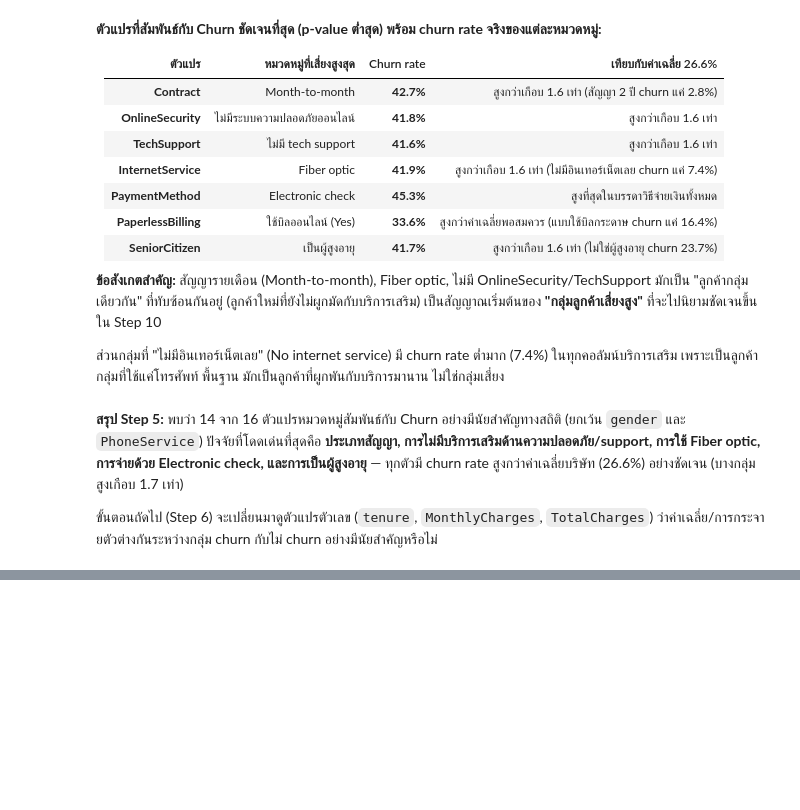
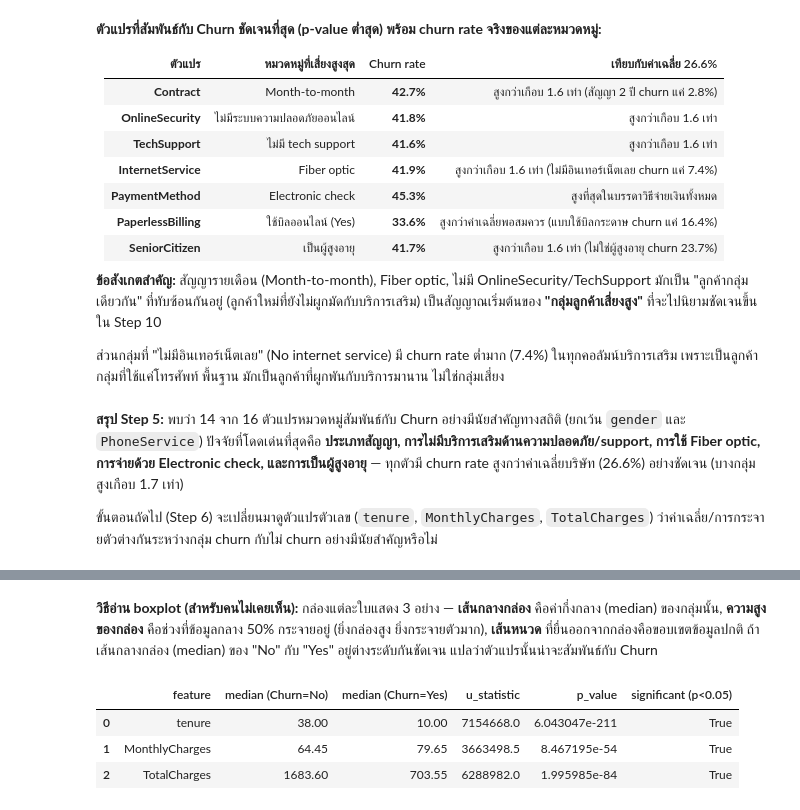
Before and after one commit to thitiwutsuk/Telco-Customer-Churn, a Jupyter notebook: telco_churn_eda.ipynb, the cells around one changed output, grey strips where cells are left out. Saved outputs shown, nothing was run; the diff lists cells and outputs as text; code cells hidden in the pictures; blank space fills up the shorter version.

```diff
--- a/telco_churn_eda.ipynb
+++ b/telco_churn_eda.ipynb
@@ -589,0 +623,33 @@ churn กับไม่ churn อย่างมีนัยสำคัญห
+# %% [markdown]
+**วิธีอ่าน boxplot (สำหรับคนไม่เคยเห็น):** กล่องแต่ละใบแสดง 3 อย่าง — **เส้นกลางกล่อง** คือค่ากึ่งกลาง (median) ของกลุ่มนั้น,
+**ความสูงของกล่อง** คือช่วงที่ข้อมูลกลาง 50% กระจายอยู่ (ยิ่งกล่องสูง ยิ่งกระจายตัวมาก), **เส้นหนวด** ที่ยื่นออกจากกล่องคือขอบเขตข้อมูลปกติ
+ถ้าเส้นกลางกล่อง (median) ของ "No" กับ "Yes" อยู่ต่างระดับกันชัดเจน แปลว่าตัวแปรนั้นน่าจะสัมพันธ์กับ Churn
+# %%
+# import เครื่องมือทดสอบ Mann-Whitney U จากไลบรารี scipy
+from scipy.stats import mannwhitneyu
+
+mw_results = []
+for col in numeric_cols:
+    data_no = df[df['Churn'] == 'No'][col]
+    data_yes = df[df['Churn'] == 'Yes'][col]
+
+    # mannwhitneyu เปรียบเทียบว่าค่าที่กระจายอยู่ในกลุ่ม No กับกลุ่ม Yes มาจาก "การกระจายตัวเดียวกัน" หรือไม่
+    # คืนค่าเป็น (สถิติทดสอบ, p-value)
+    u_stat, p_value = mannwhitneyu(data_no, data_yes)
+
+    mw_results.append({
+        'feature': col,
+        'median (Churn=No)': round(data_no.median(), 2),
+        'median (Churn=Yes)': round(data_yes.median(), 2),
+        'u_statistic': u_stat,
+        'p_value': p_value,
+        'significant (p<0.05)': p_value < 0.05
+    })
+
+mw_df = pd.DataFrame(mw_results)
+mw_df
+# %% [output]
+|  | feature | median (Churn=No) | median (Churn=Yes) | u_statistic | p_value | significant (p<0.05) |
+| 0 | tenure | 38.00 | 10.00 | 7154668.0 | 6.043047e-211 | True |
+| 1 | MonthlyCharges | 64.45 | 79.65 | 3663498.5 | 8.467195e-54 | True |
+| 2 | TotalCharges | 1683.60 | 703.55 | 6288982.0 | 1.995985e-84 | True |
```
Also changed, not shown: parts of 4 cells of this notebook, 2 other files.
